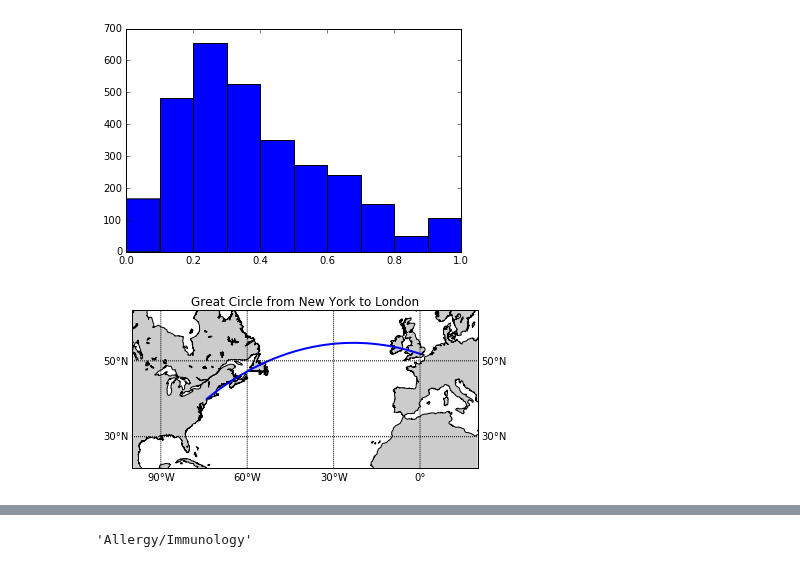
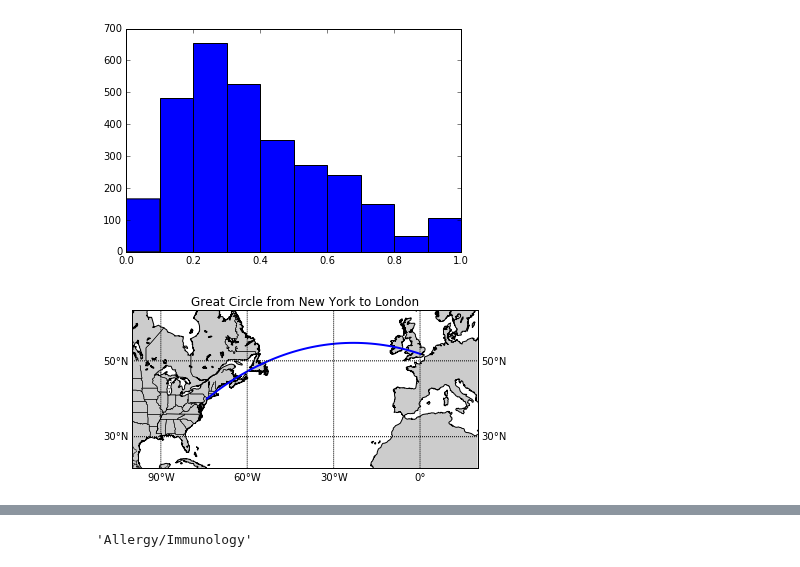
Before and after one commit to Chuphay/school, a Jupyter notebook: dviz/small.ipynb, the cells around one changed output, grey strips where cells are left out. Drawn from its saved outputs; the diff is of its cells as text; code cells hidden in the pictures.

```diff
--- a/dviz/small.ipynb
+++ b/dviz/small.ipynb
@@ -104,31 +104,32 @@ hist(x);
 # %%
 from mpl_toolkits.basemap import Basemap
 import numpy as np
 import matplotlib.pyplot as plt
 # create new figure, axes instances.
 fig=plt.figure()
 ax=fig.add_axes([0.1,0.1,0.8,0.8])
 # setup mercator map projection.
 m = Basemap(llcrnrlon=-100.,llcrnrlat=20.,urcrnrlon=20.,urcrnrlat=60.,\
             rsphere=(6378137.00,6356752.3142),\
             resolution='l',projection='merc',\
             lat_0=40.,lon_0=-20.,lat_ts=20.)
 # nylat, nylon are lat/lon of New York
 nylat = 40.78; nylon = -73.98
 # lonlat, lonlon are lat/lon of London.
 lonlat = 51.53; lonlon = 0.08
 # draw great circle route between NY and London
 m.drawgreatcircle(nylon,nylat,lonlon,lonlat,linewidth=2,color='b')
 m.drawcoastlines()
+m.drawstates()
 m.fillcontinents()
 # draw parallels
 m.drawparallels(np.arange(10,90,20),labels=[1,1,0,1])
 # draw meridians
 m.drawmeridians(np.arange(-180,180,30),labels=[1,1,0,1])
 ax.set_title('Great Circle from New York to London')
 plt.show()
 # %% [output]
-[figure, old version]
+[figure, new version]
 # %%
 p_type = medicare.groupby(["provider_type"])
 allowed = p_type["average_Medicare_allowed_amt"].apply(lambda x : x.tolist())
```
Also changed, not shown: parts of 7 cells of this notebook, 6 other files.
